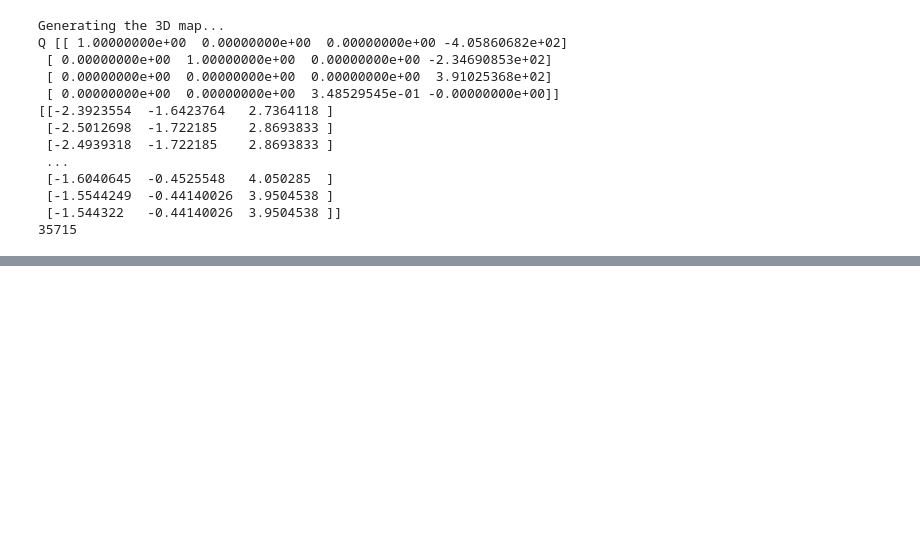
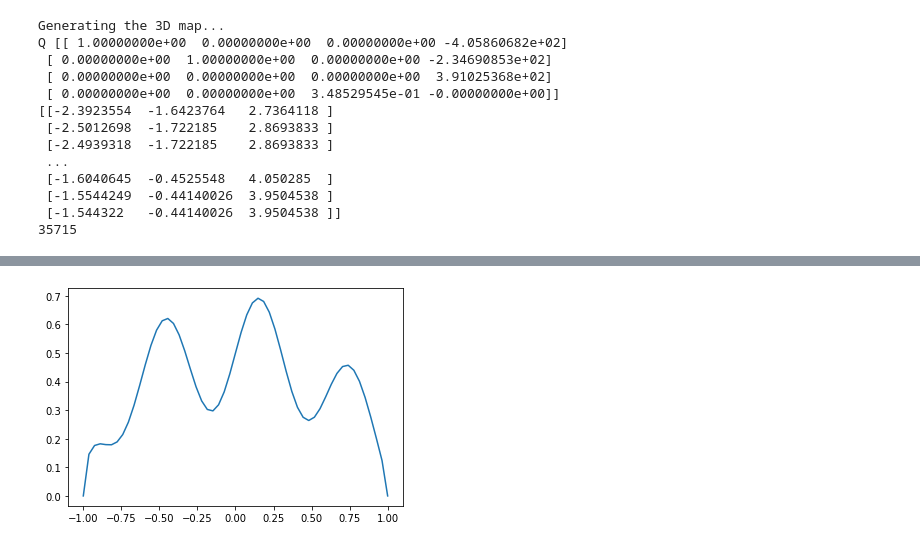
Before and after one commit to StarkitRobots/cvr_course, a Jupyter notebook: notebooks/cv_sem4.ipynb, the cells around one changed output, grey strips where cells are left out. Cells and saved outputs as stored; diff of their text form; code cells hidden in the pictures; blank space fills up the shorter version.

```diff
--- a/notebooks/cv_sem4.ipynb
+++ b/notebooks/cv_sem4.ipynb
@@ -921,0 +880,7 @@ KeyboardInterrupt:
+# %%
+params = np.linspace(-1, 1, 55)
+
+plt.plot(params, [profile(y) for y in params])
+plt.show()
+# %% [output]
+[figure, added]
```
Also changed, not shown: parts of 9 cells of this notebook.
